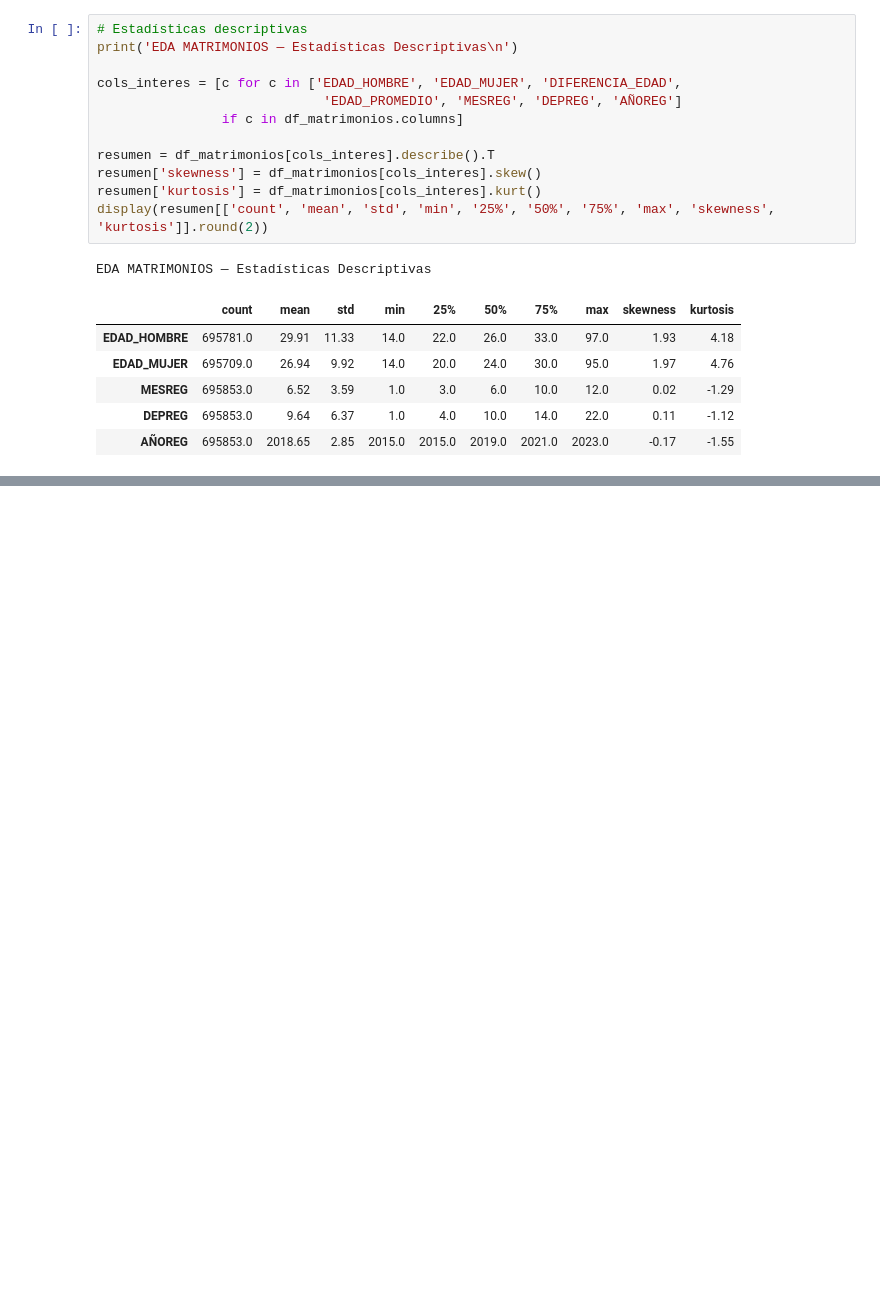
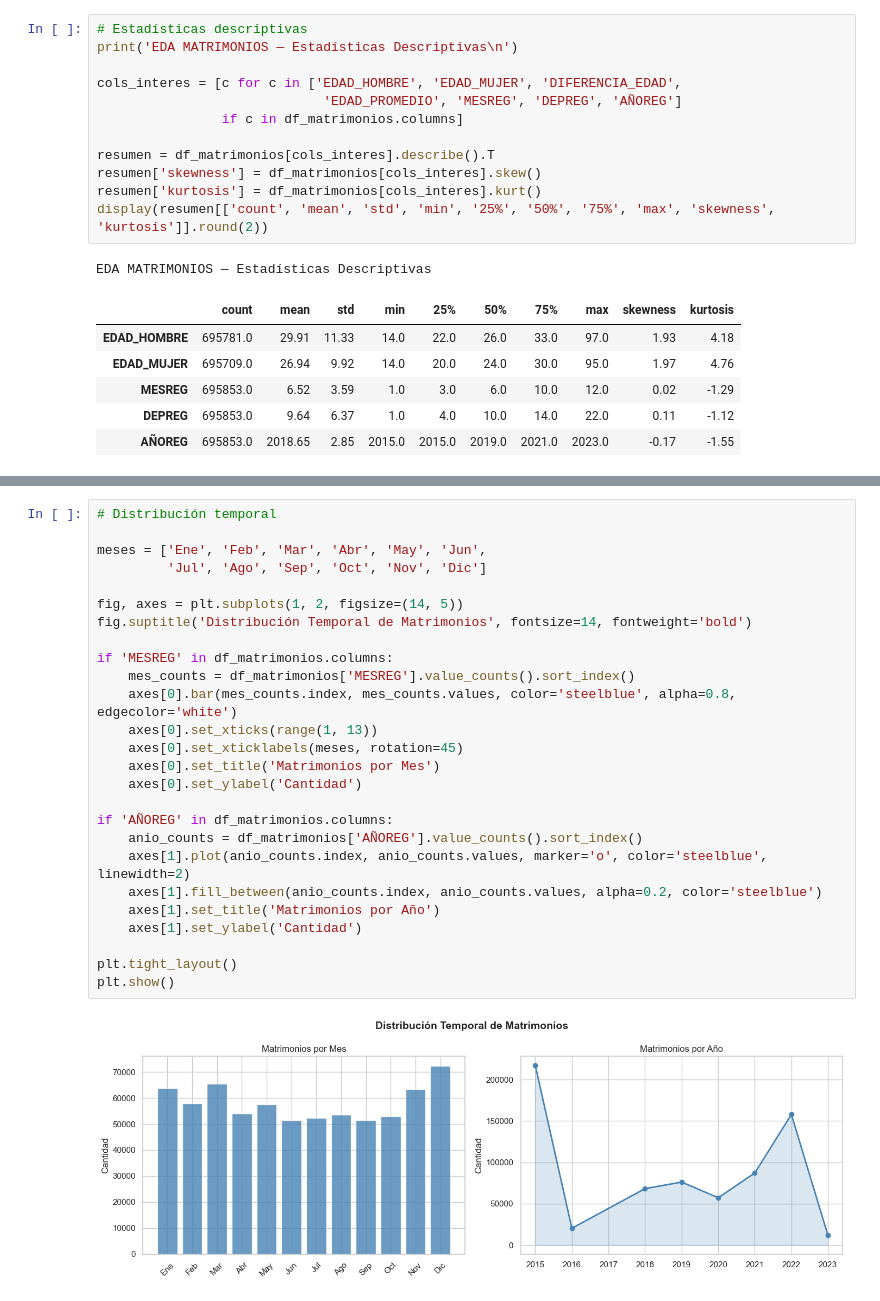
Before and after one commit to Palasuwu/CorteProyecto1Mineria, a Jupyter notebook: Avances2.ipynb, the cells around one changed output, grey strips where cells are left out. Cells and saved outputs as stored; diff of their text form; blank space fills up the shorter version.

Commit message:
Se realizo una distribución temporal

```diff
--- a/Avances2.ipynb
+++ b/Avances2.ipynb
@@ -218,0 +221,28 @@ plt.show()
+# %%
+# Distribución temporal
+
+meses = ['Ene', 'Feb', 'Mar', 'Abr', 'May', 'Jun',
+         'Jul', 'Ago', 'Sep', 'Oct', 'Nov', 'Dic']
+
+fig, axes = plt.subplots(1, 2, figsize=(14, 5))
+fig.suptitle('Distribución Temporal de Matrimonios', fontsize=14, fontweight='bold')
+
+if 'MESREG' in df_matrimonios.columns:
+    mes_counts = df_matrimonios['MESREG'].value_counts().sort_index()
+    axes[0].bar(mes_counts.index, mes_counts.values, color='steelblue', alpha=0.8, edgecolor='white')
+    axes[0].set_xticks(range(1, 13))
+    axes[0].set_xticklabels(meses, rotation=45)
+    axes[0].set_title('Matrimonios por Mes')
+    axes[0].set_ylabel('Cantidad')
+
+if 'AÑOREG' in df_matrimonios.columns:
+    anio_counts = df_matrimonios['AÑOREG'].value_counts().sort_index()
+    axes[1].plot(anio_counts.index, anio_counts.values, marker='o', color='steelblue', linewidth=2)
+    axes[1].fill_between(anio_counts.index, anio_counts.values, alpha=0.2, color='steelblue')
+    axes[1].set_title('Matrimonios por Año')
+    axes[1].set_ylabel('Cantidad')
+
+plt.tight_layout()
+plt.show()
+# %% [output]
+[figure, added]
```
Also changed, not shown: parts of 1 cell of this notebook.
